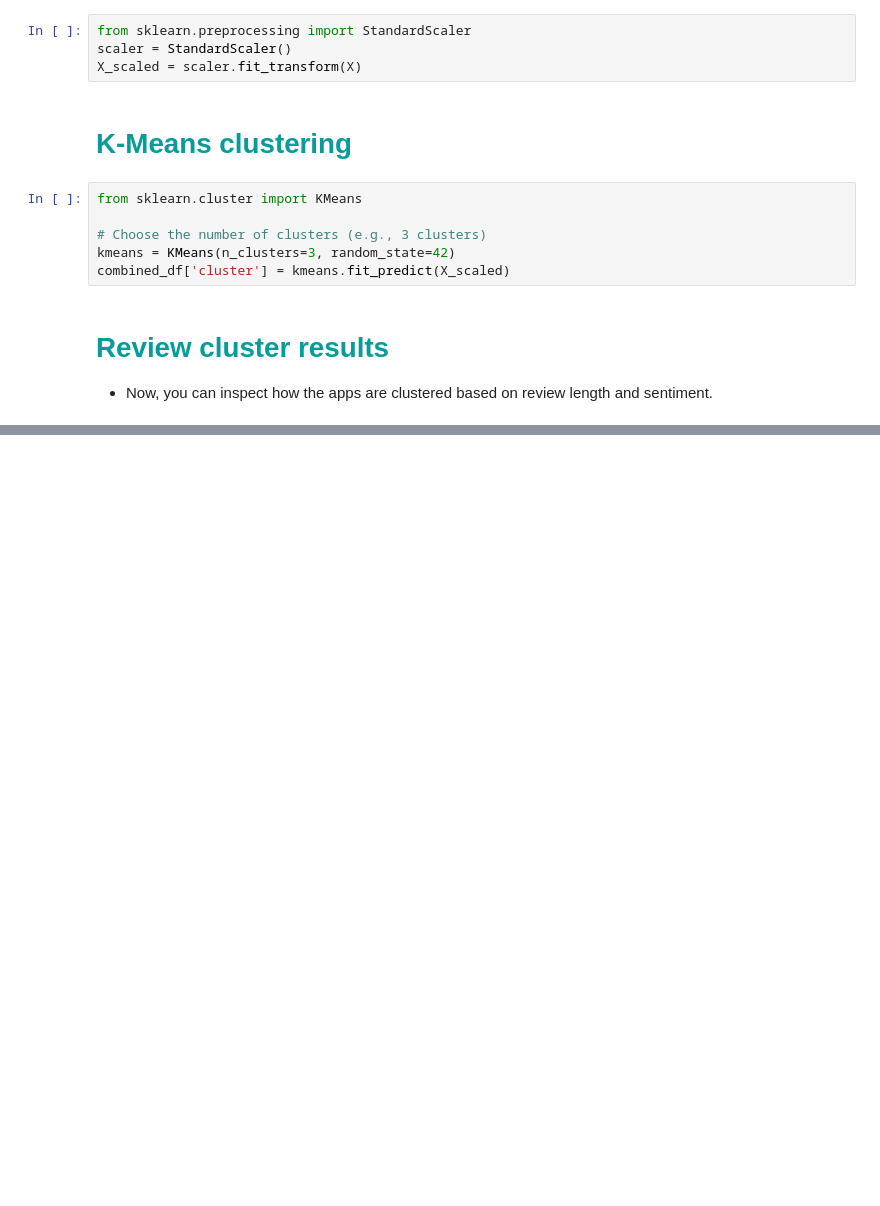
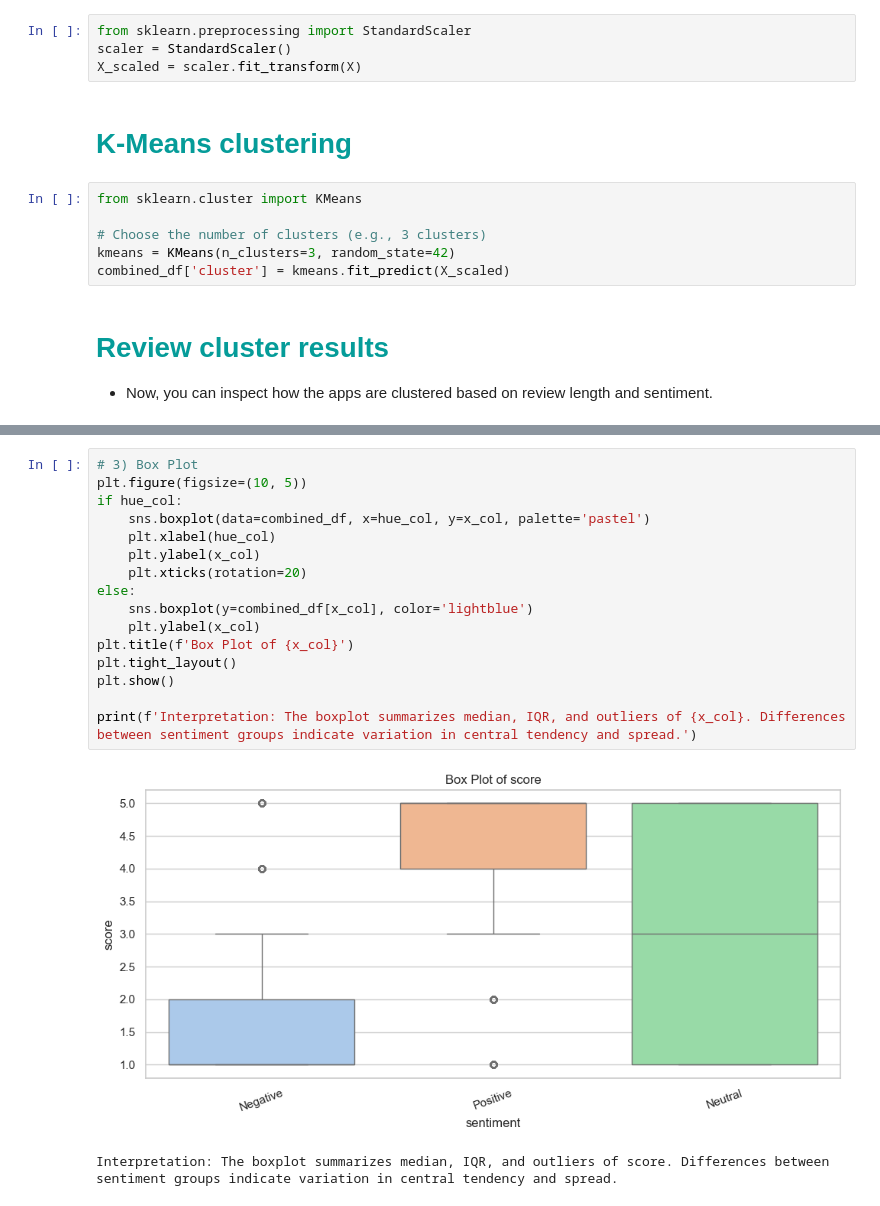
Before and after one commit to vinayakchandra/DS-online-shopping-review, a Jupyter notebook: shopping.ipynb, the cells around one changed output, grey strips where cells are left out. Cells and saved outputs as stored; diff of their text form; blank space fills up the shorter version.

```diff
--- a/shopping.ipynb
+++ b/shopping.ipynb
@@ -301,0 +482,19 @@ plt.show()
+# %%
+# 3) Box Plot
+plt.figure(figsize=(10, 5))
+if hue_col:
+    sns.boxplot(data=combined_df, x=hue_col, y=x_col, palette='pastel')
+    plt.xlabel(hue_col)
+    plt.ylabel(x_col)
+    plt.xticks(rotation=20)
+else:
+    sns.boxplot(y=combined_df[x_col], color='lightblue')
+    plt.ylabel(x_col)
+plt.title(f'Box Plot of {x_col}')
+plt.tight_layout()
+plt.show()
+
+print(f'Interpretation: The boxplot summarizes median, IQR, and outliers of {x_col}. Differences between sentiment groups indicate variation in central tendency and spread.')
+# %% [output]
+[figure, added]
+Interpretation: The boxplot summarizes median, IQR, and outliers of score. Differences between sentiment groups indicate variation in central tendency and spread.
```
Also changed, not shown: parts of 22 cells of this notebook, 1 other file.
